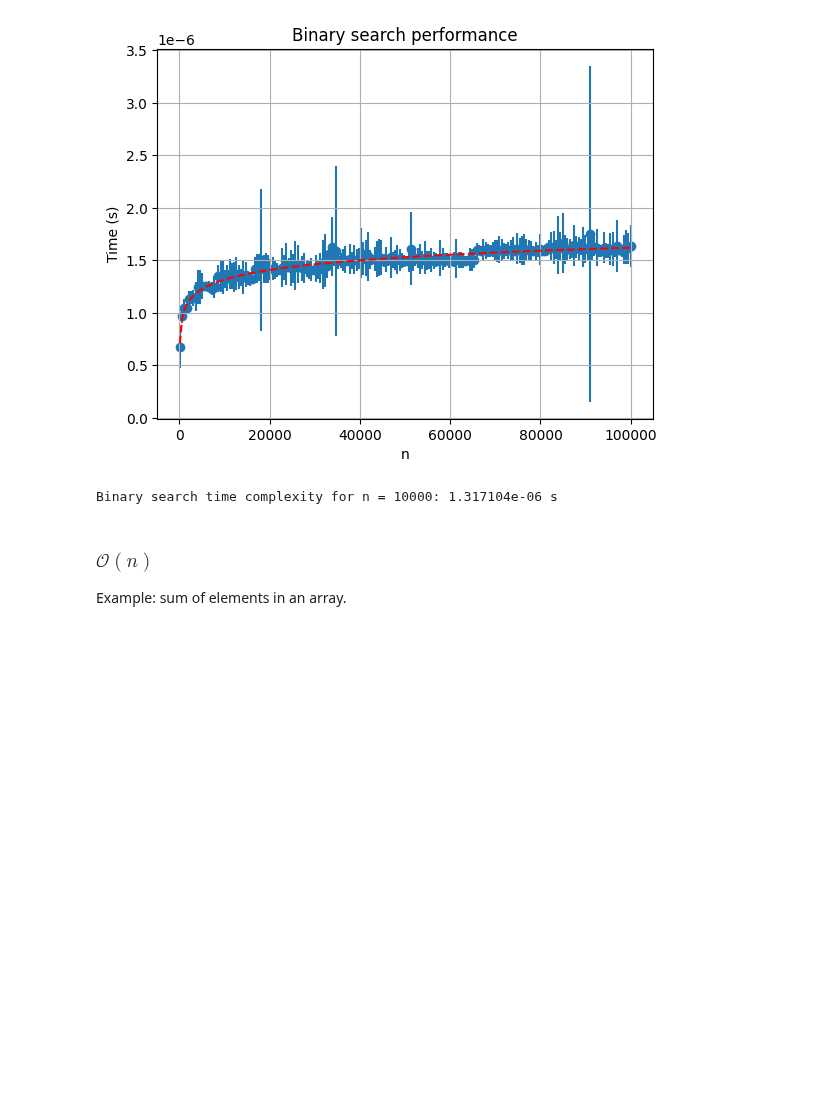
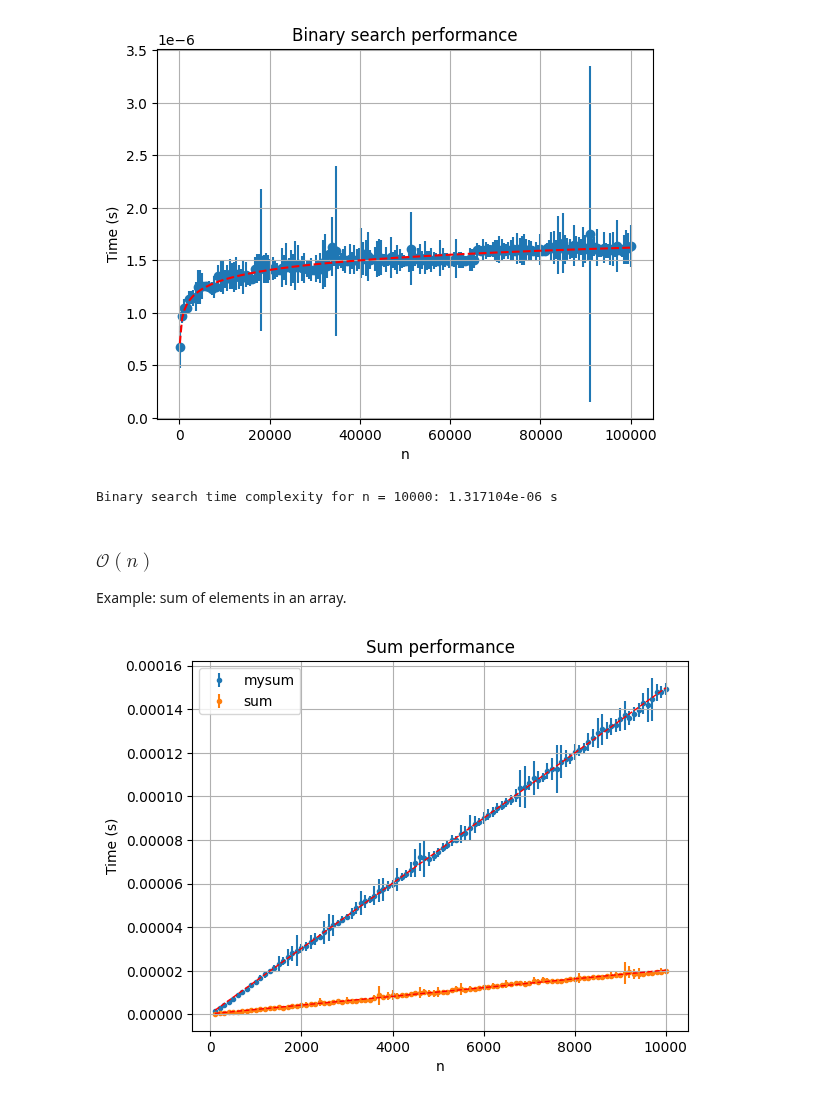
Before and after one commit to rayannott/teaching-coding, a Jupyter notebook: intros/complexity.ipynb, the cells around one changed output. Cells and saved outputs as stored; diff of their text form; code cells hidden in the pictures; blank space fills up the shorter version.

```diff
--- a/intros/complexity.ipynb
+++ b/intros/complexity.ipynb
@@ -160,0 +168,35 @@ Example: sum of elements in an array.
+# %%
+from typing import Callable
+
+def benchmark_sum(n: int, func: Callable[[int], int]) -> tuple[float, float]:
+    lst = list(range(n))
+    N_repeats = 100
+    times = repeat("func(lst)", globals={"func": func, "lst": lst}, number=N_repeats, repeat=200)
+    mean_time = mean(times) / N_repeats
+    std_time = stdev(times) / N_repeats
+    return mean_time, std_time
+# %%
+n_values_lin = np.linspace(10**2, 10**4, 100, dtype=int)
+benchmark_res_mysum = [benchmark_sum(n, mysum) for n in tqdm(n_values_lin)]
+mean_values_mysum, std_values_mysum = zip(*benchmark_res_mysum)
+# %%
+benchmark_res_sum = [benchmark_sum(n, sum) for n in tqdm(n_values_lin)]
+mean_values_sum, std_values_sum = zip(*benchmark_res_sum)
+# %%
+# fit lines using np.polyfit
+degree = 1
+params_mysum = np.polyfit(n_values_lin, mean_values_mysum, degree)
+params_sum = np.polyfit(n_values_lin, mean_values_sum, degree)
+# %%
+plt.errorbar(n_values_lin, mean_values_mysum, yerr=std_values_mysum, fmt='.', zorder=1, label='mysum')
+plt.errorbar(n_values_lin, mean_values_sum, yerr=std_values_sum, fmt='.', zorder=1, label='sum')
+plt.plot(n_values_lin, np.polyval(params_mysum, n_values_lin), color='r', linestyle='--', zorder=2, linewidth=1)
+plt.plot(n_values_lin, np.polyval(params_sum, n_values_lin), color='r', linestyle='--', zorder=2, linewidth=1)
+plt.xlabel('n')
+plt.ylabel('Time (s)')
+plt.title('Sum performance')
+plt.grid()
+plt.legend()
+plt.show()
+# %% [output]
+[figure, added]
```
Also changed, not shown: parts of 2 cells of this notebook.
